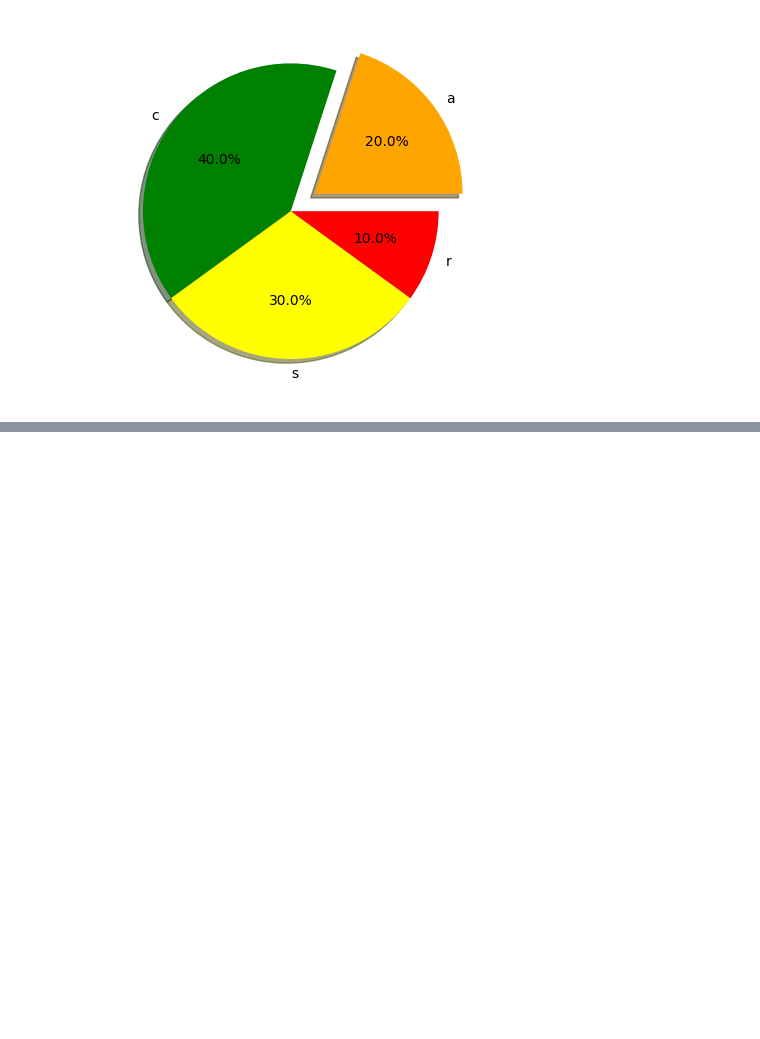
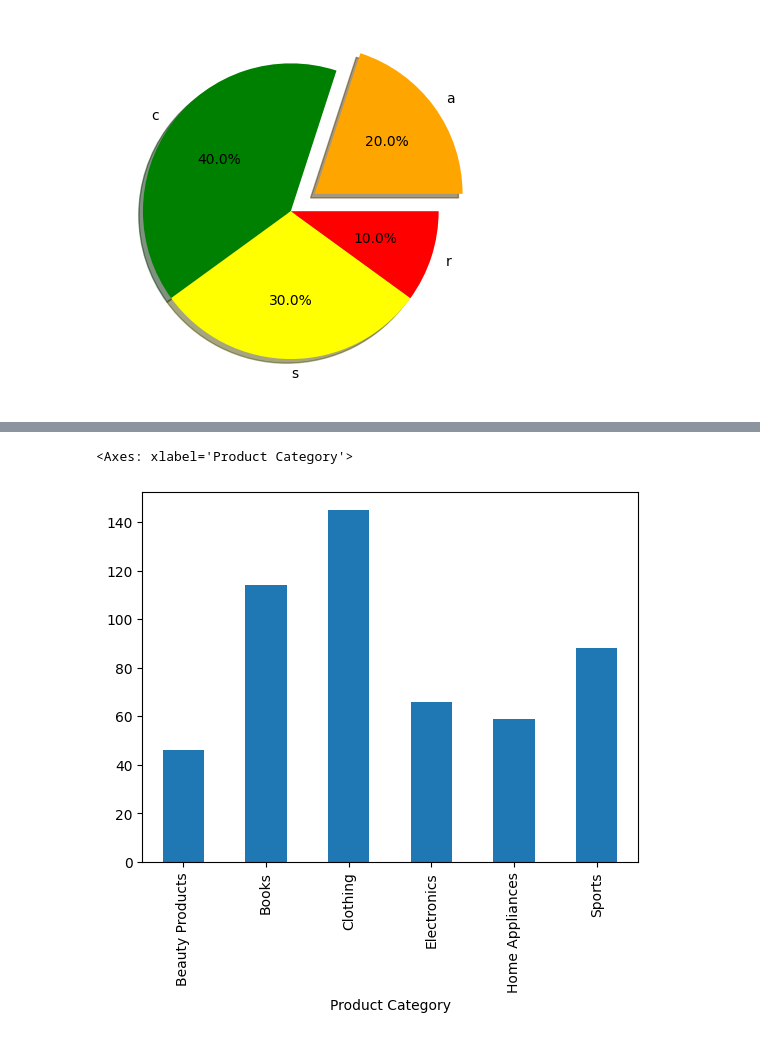
Before and after one commit to DevPatel1704/Data-Science-Practice, a Jupyter notebook: Data Analysis/matplotlib.ipynb, the cells around one changed output, grey strips where cells are left out. Saved outputs shown, nothing was run; the diff lists cells and outputs as text; code cells hidden in the pictures; blank space fills up the shorter version.

```diff
--- a/Data Analysis/matplotlib.ipynb
+++ b/Data Analysis/matplotlib.ipynb
@@ -89,3 +89,10 @@ plt.pie(sizes,explode=explod,labels=labels,colors=colors,autopct="%1.1f%%",shado
 plt.show()
 # %% [output]
 [figure]
+# %%
+## Sales data Visualization
+
+import pandas as pd
+
+sales_data=pd.read_csv("Online Sales Data.csv")
+sales_data.head()
@@ -91,0 +106,3 @@ plt.show()
+# %%
+total = sales_data.groupby('Product Category')['Units Sold'].sum()
+print(total)
@@ -91,0 +118,5 @@ plt.show()
+# %%
+total.plot(kind='bar')
+# %% [output]
+<Axes: xlabel='Product Category'>
+[figure, added]
```
Also changed, not shown: parts of 4 cells of this notebook.
